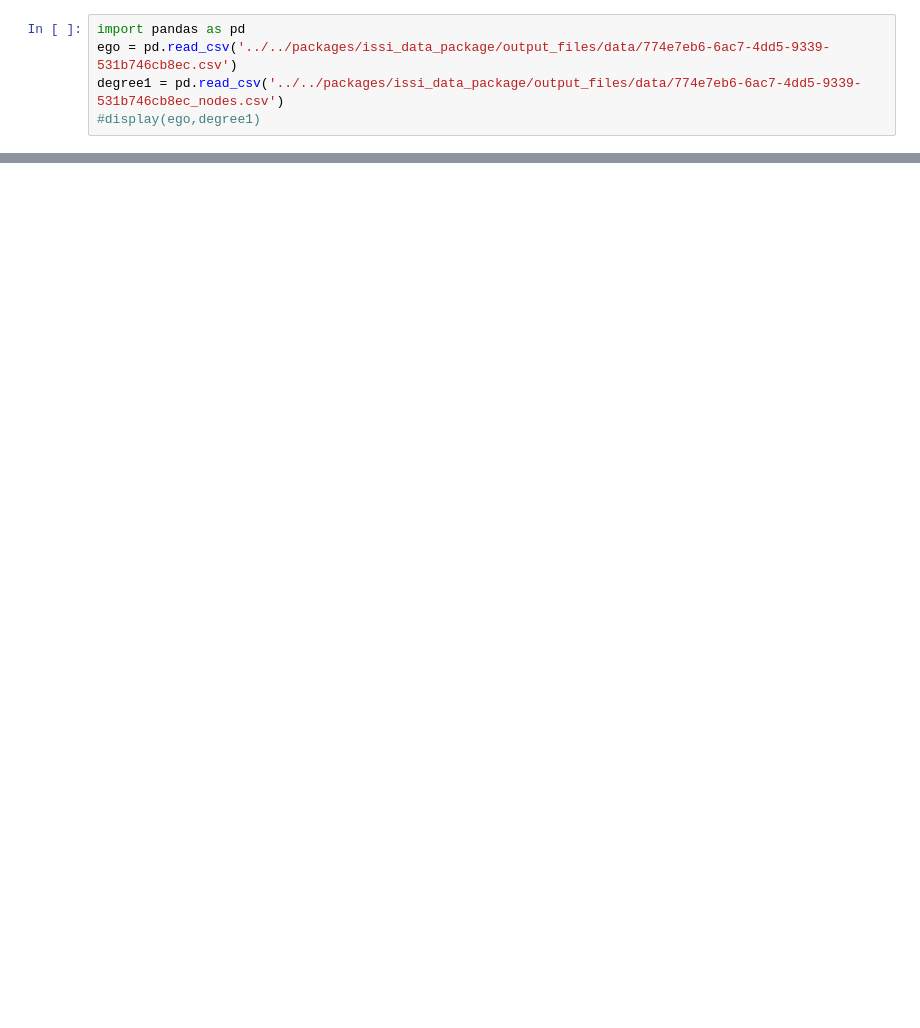
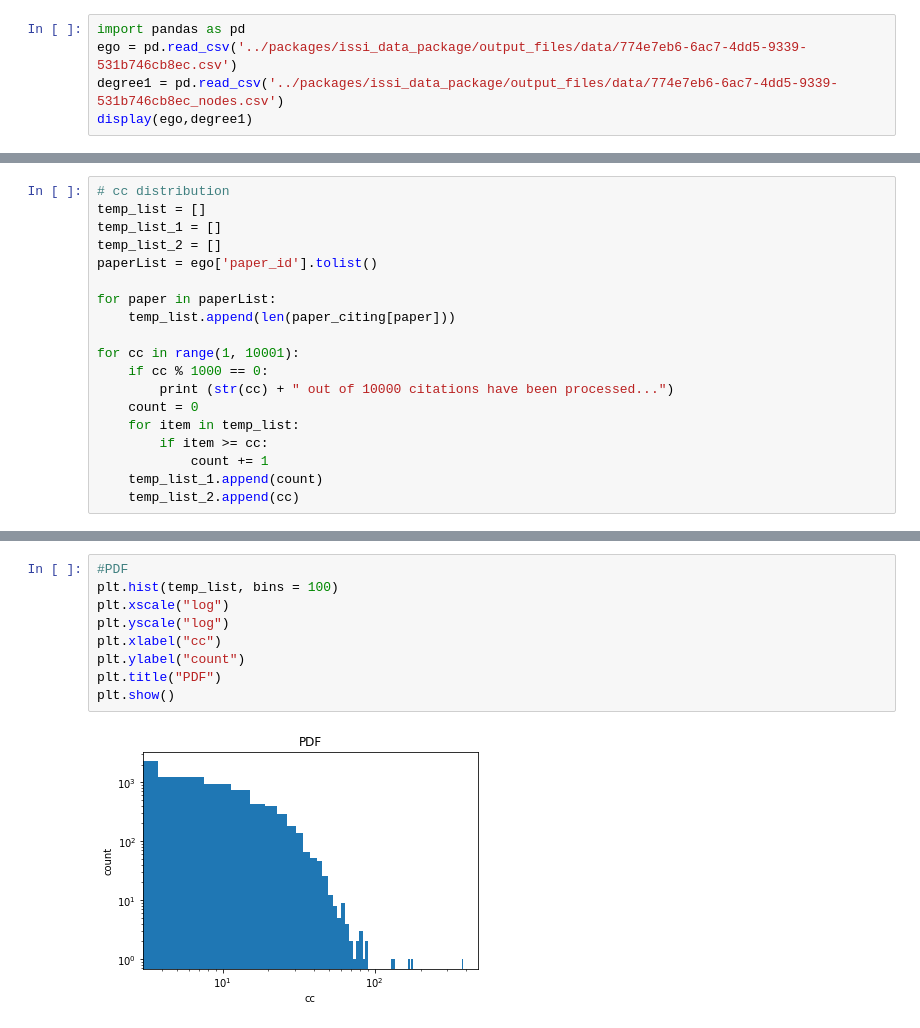
Before and after one commit to iuni-cadre/BetaDemoCode, a Jupyter notebook: demo_04.ipynb, the cells around one changed output, grey strips where cells are left out. Saved outputs shown, nothing was run; the diff lists cells and outputs as text; blank space fills up the shorter version.

```diff
--- a/demo_04.ipynb
+++ b/demo_04.ipynb
@@ -30,5 +1,5 @@ dbutils.fs.ls("/mnt")
 # %%
 import pandas as pd
-ego = pd.read_csv('../../packages/issi_data_package/output_files/data/774e7eb6-6ac7-4dd5-9339-531b746cb8ec.csv')
-degree1 = pd.read_csv('../../packages/issi_data_package/output_files/data/774e7eb6-6ac7-4dd5-9339-531b746cb8ec_nodes.csv')
-#display(ego,degree1)
+ego = pd.read_csv('../packages/issi_data_package/output_files/data/774e7eb6-6ac7-4dd5-9339-531b746cb8ec.csv')
+degree1 = pd.read_csv('../packages/issi_data_package/output_files/data/774e7eb6-6ac7-4dd5-9339-531b746cb8ec_nodes.csv')
+display(ego,degree1)
@@ -98,0 +87,19 @@ for line in citingFile:
+# %%
+# cc distribution
+temp_list = []
+temp_list_1 = []
+temp_list_2 = []
+paperList = ego['paper_id'].tolist()
+
+for paper in paperList:
+    temp_list.append(len(paper_citing[paper]))
+
+for cc in range(1, 10001):
+    if cc % 1000 == 0:
+        print (str(cc) + " out of 10000 citations have been processed...")
+    count = 0
+    for item in temp_list:
+        if item >= cc:
+            count += 1
+    temp_list_1.append(count)
+    temp_list_2.append(cc)
@@ -98,0 +117,11 @@ for line in citingFile:
+# %%
+#PDF
+plt.hist(temp_list, bins = 100)
+plt.xscale("log")
+plt.yscale("log")
+plt.xlabel("cc")
+plt.ylabel("count")
+plt.title("PDF")
+plt.show()
+# %% [output]
+[figure, added]
```
Also changed, not shown: parts of 18 cells of this notebook.
